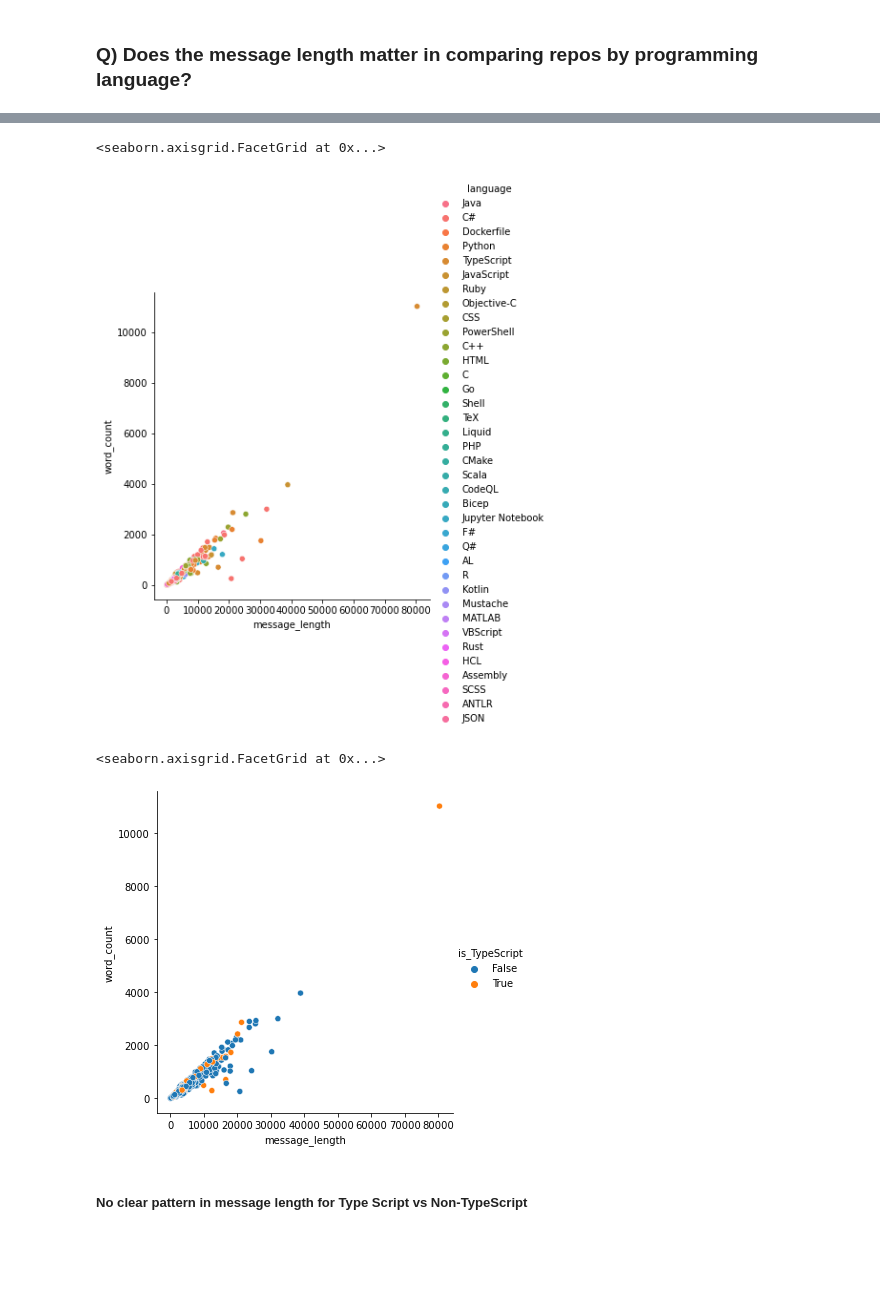
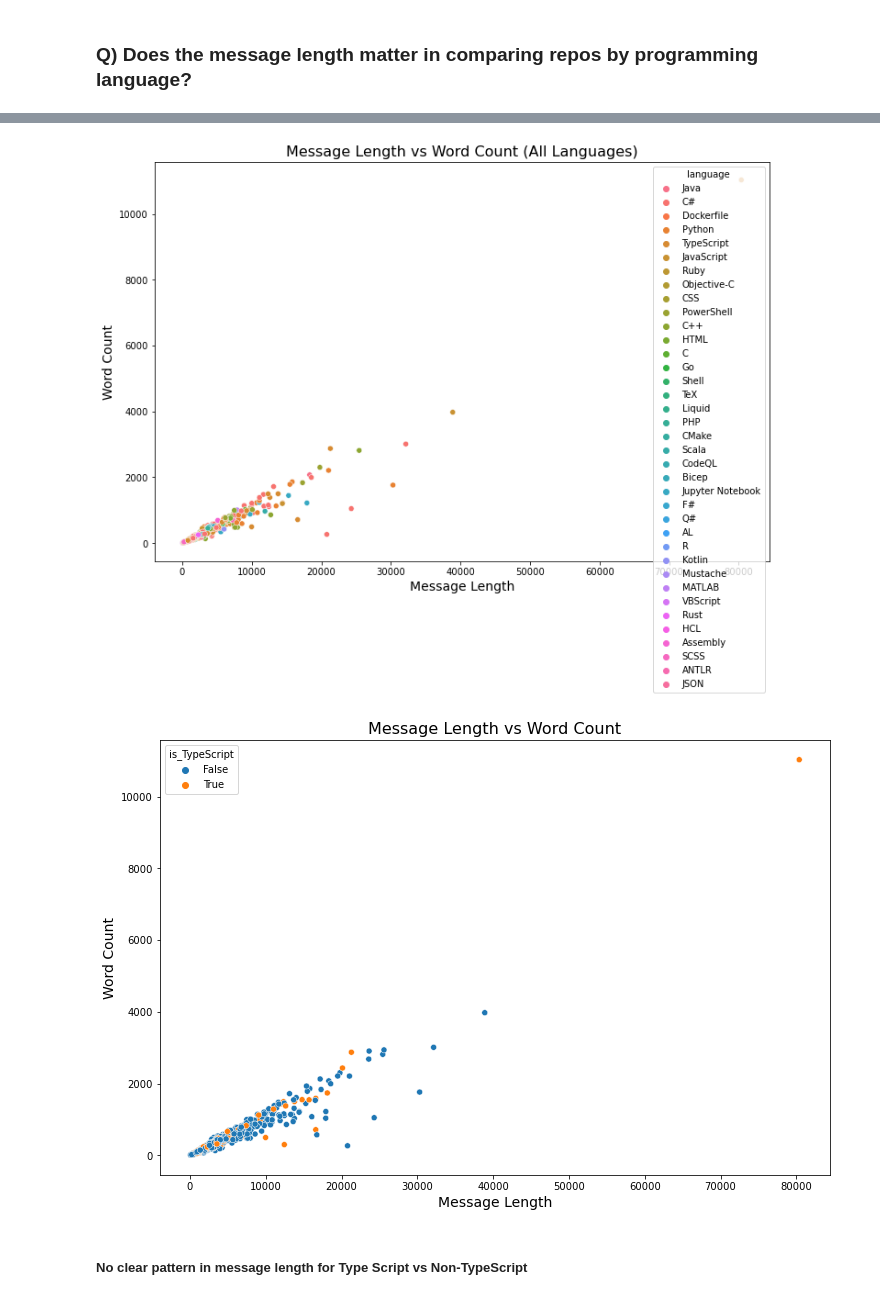
Before and after one commit to lets-talk-codeup/github-guesser, a Jupyter notebook: NLP_project_final_notebook.ipynb, the cells around one changed output, grey strips where cells are left out. Drawn from its saved outputs; the diff is of its cells as text; code cells hidden in the pictures; blank space fills up the shorter version.

```diff
--- a/NLP_project_final_notebook.ipynb
+++ b/NLP_project_final_notebook.ipynb
@@ -590,16 +588,24 @@ train.head()
 | 1343 | microsoft/ai.ed | TypeScript | aied this is the ai for programmi... | aied ai programming education pro... | 311 | 2141 | True | ... |
 # %%
 #Plot message length vs word count for all programming languages
-sns.relplot(data = train.head(500), x = 'message_length', y = 'word_count', hue = 'language')
+plt.figure(figsize=(12,8))
+sns.scatterplot(data = train.head(500), x = 'message_length', y = 'word_count', hue = 'language')
+plt.title('Message Length vs Word Count (All Languages)', fontsize=16)
+plt.xlabel('Message Length', fontsize=14)
+plt.ylabel('Word Count', fontsize=14)
+plt.show()
 # %% [output]
-<seaborn.axisgrid.FacetGrid at 0x...>
-[figure, old version]
+[figure, new version]
 # %%
 #Plot message length vs word count for Type Script vs Non-TypeScript
-sns.relplot(data = train.head(5000), x = 'message_length', y = 'word_count', hue = 'is_TypeScript')
+plt.figure(figsize=(12,8))
+sns.scatterplot(data = train.head(5000), x = 'message_length', y = 'word_count', hue = 'is_TypeScript')
+plt.title('Message Length vs Word Count', fontsize=16)
+plt.xlabel('Message Length', fontsize=14)
+plt.ylabel('Word Count', fontsize=14)
+plt.show()
 # %% [output]
-<seaborn.axisgrid.FacetGrid at 0x...>
-[figure, old version]
+[figure, new version]
 # %% [markdown]
 ##### No clear pattern in message length for Type Script vs Non-TypeScript
 # %%
```
Also changed, not shown: parts of 17 cells of this notebook.
